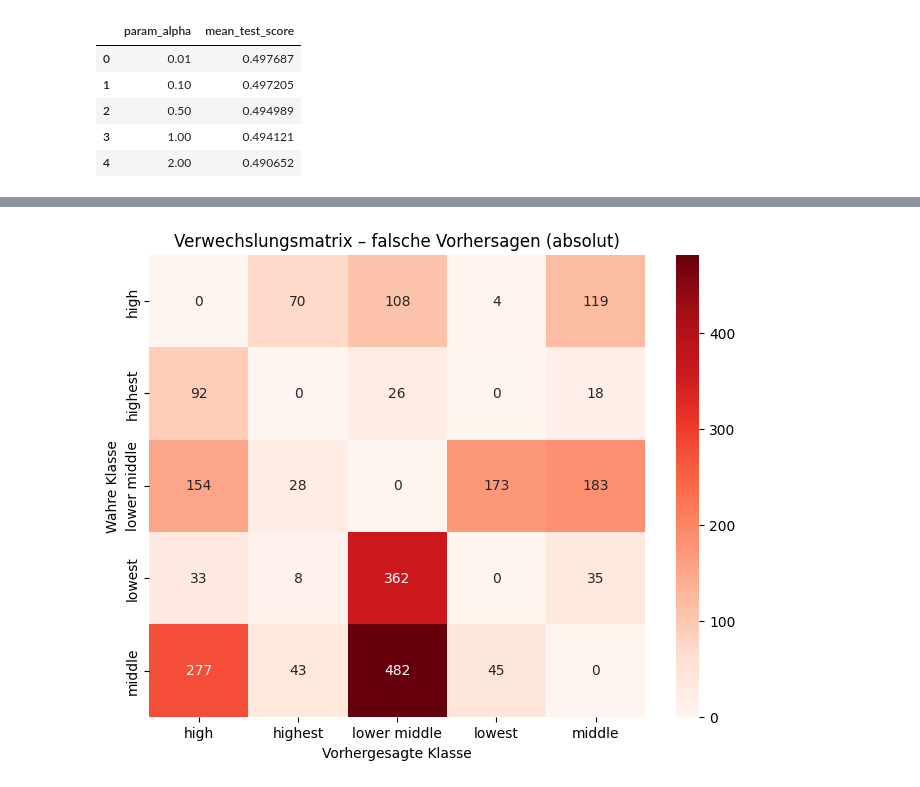
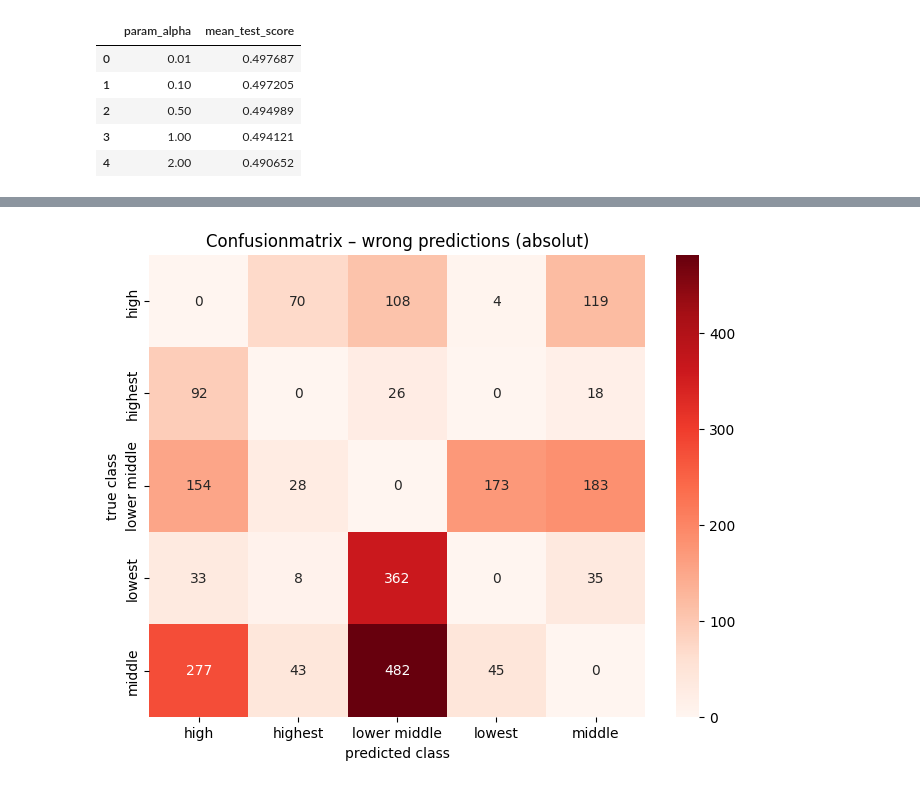
Before and after one commit to metropolisjenensis/Probabilistic-Machine-Learning_lecture-PROJECTS, a Jupyter notebook: projects/13-3NTXXXX_microcensus_income/notebooks/categorical_nb.ipynb, the cells around one changed output, grey strips where cells are left out. Cells and saved outputs as stored; diff of their text form; code cells hidden in the pictures.

```diff
--- a/projects/13-3NTXXXX_microcensus_income/notebooks/categorical_nb.ipynb
+++ b/projects/13-3NTXXXX_microcensus_income/notebooks/categorical_nb.ipynb
@@ -348,0 +303,16 @@ Name: count, dtype: int64
+# %%
+# entropy for each sample
+from scipy.stats import entropy
+entropies = entropy(probs, axis=1)
+# %%
+y_test = y_test.reset_index(drop=True)
+
+confusion_pairs = pd.DataFrame({
+    "true_label": y_test["income"].values,
+    "predicted_top1": top1_labels,
+    "predicted_top2": top2_labels,
+    "max_probability": max_probs,
+    "entropy": entropies
+})
+# %%
+confusion_pairs["is_correct"] = confusion_pairs["true_label"] == confusion_pairs["predicted_top1"]
@@ -349,9 +321,4 @@ Name: count, dtype: int64
 # %%
-confusion_pairs = pd.DataFrame({
-    "true_label": y_test["income"].values,
-    "predicted_top1": top1_labels,
-    "predicted_top2": top2_labels
-})
 
 pair_counts = (
     confusion_pairs
@@ -404,12 +354,12 @@ conf_matrix_errors = (
 # %%
 import seaborn as sns
 import matplotlib.pyplot as plt
 
 plt.figure(figsize=(8, 6))
 sns.heatmap(conf_matrix_errors, annot=True, fmt=".0f", cmap="Reds")
-plt.title("Verwechslungsmatrix – falsche Vorhersagen (absolut)")
-plt.xlabel("Vorhergesagte Klasse")
-plt.ylabel("Wahre Klasse")
+plt.title("Confusionmatrix – wrong predictions (absolut)")
+plt.xlabel("predicted class")
+plt.ylabel("true class")
 plt.show()
 # %% [output]
-[figure, old version]
+[figure, new version]
```
Also changed, not shown: parts of 49 cells of this notebook, 4 other files.
